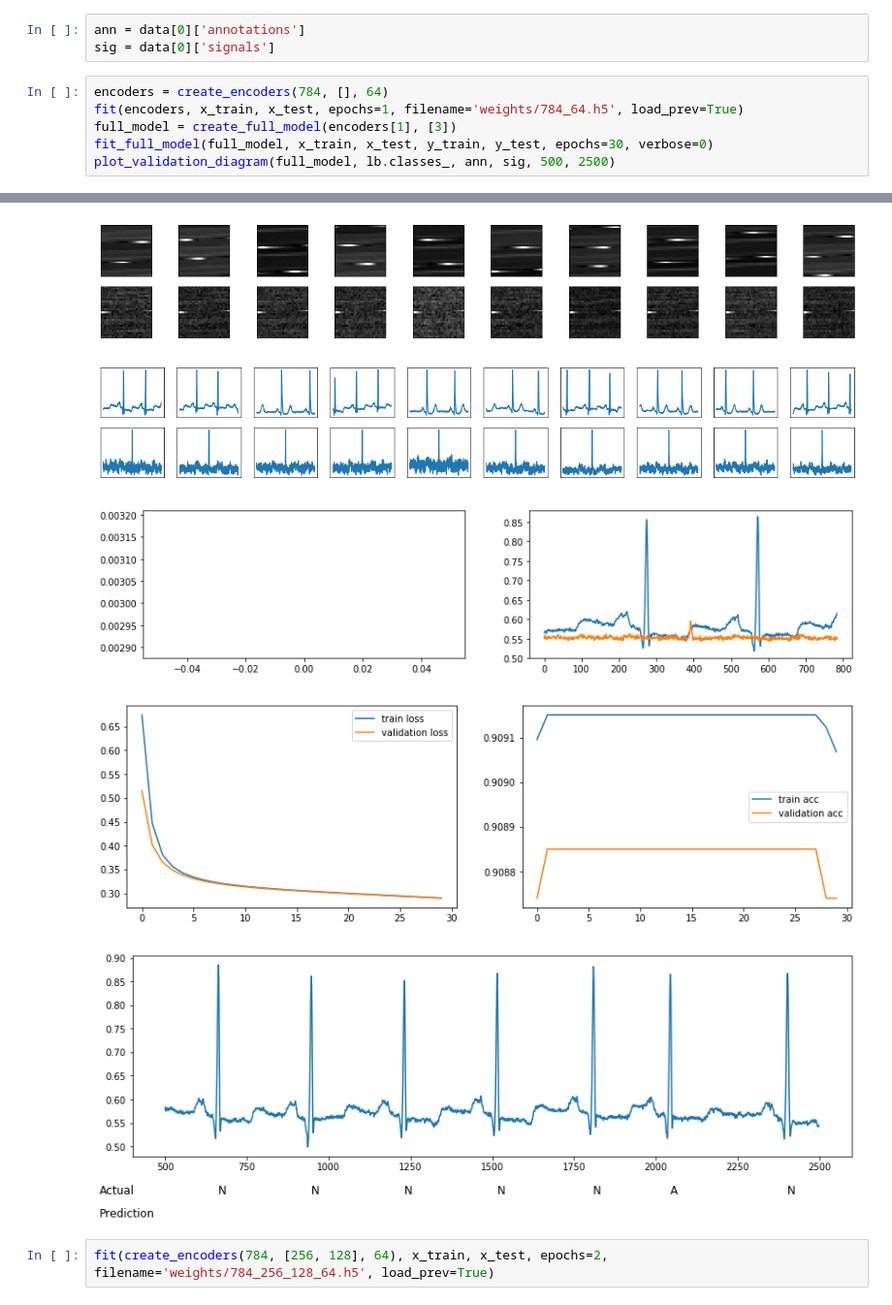
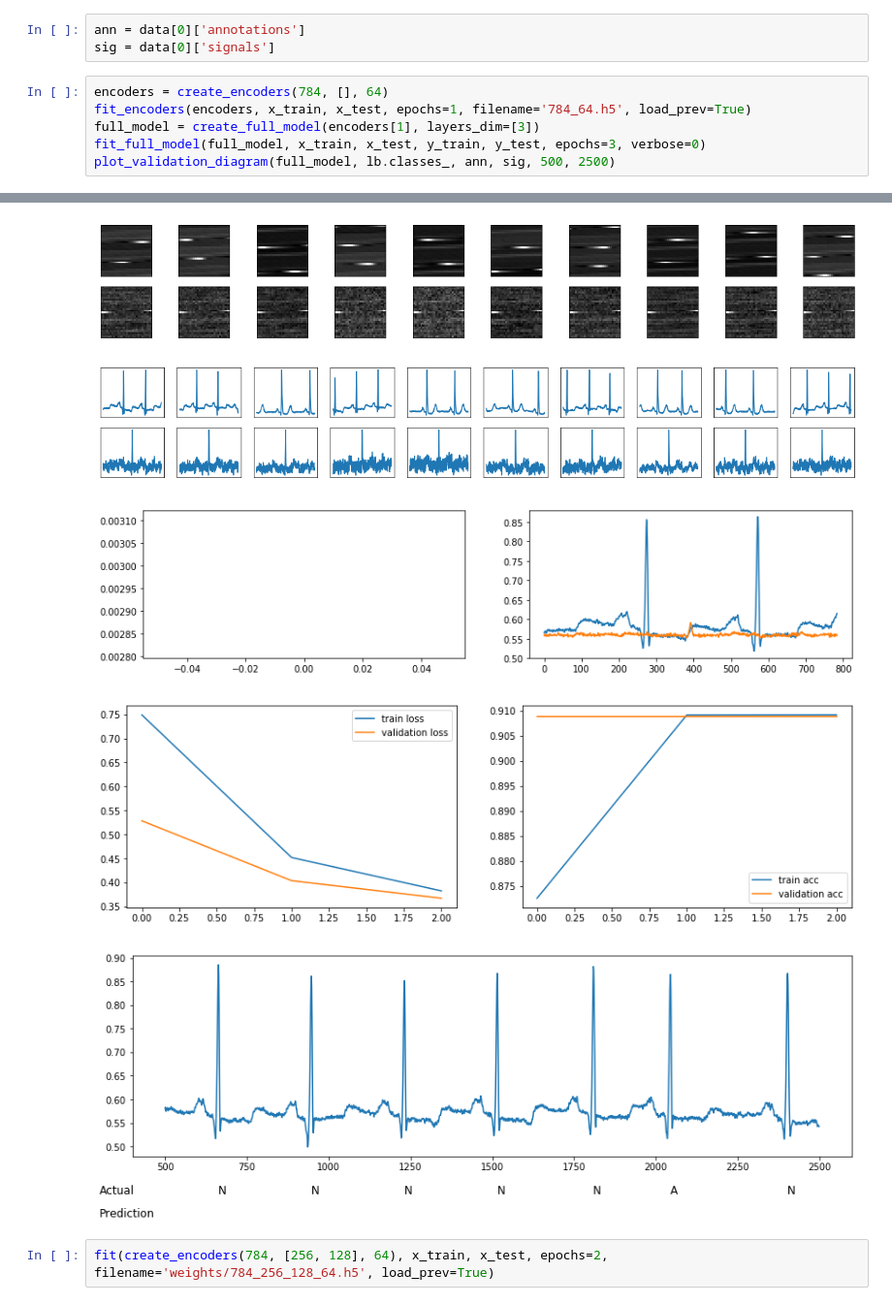
Before and after one commit to piotrbazan/machine-learning, a Jupyter notebook: projects/ecg/ecg.ipynb, the cells around one changed output, grey strips where cells are left out. Shown: that part at 97% size. Saved outputs shown, nothing was run; the diff lists cells and outputs as text.

Commit message:
Refactoring, adding path for weights, adding verbose flag

```diff
--- a/projects/ecg/ecg.ipynb
+++ b/projects/ecg/ecg.ipynb
@@ -41,9 +41,9 @@ ann = data[0]['annotations']
 sig = data[0]['signals']
 # %%
 encoders = create_encoders(784, [], 64)
-fit(encoders, x_train, x_test, epochs=1, filename='weights/784_64.h5', load_prev=True)
-full_model = create_full_model(encoders[1], [3])
-fit_full_model(full_model, x_train, x_test, y_train, y_test, epochs=30, verbose=0)
+fit_encoders(encoders, x_train, x_test, epochs=1, filename='784_64.h5', load_prev=True)
+full_model = create_full_model(encoders[1], layers_dim=[3])
+fit_full_model(full_model, x_train, x_test, y_train, y_test, epochs=3, verbose=0)
 plot_validation_diagram(full_model, lb.classes_, ann, sig, 500, 2500)
 # %% [output]
 Successfully loaded weights
@@ -53,7 +50,7 @@ Epoch 1/1
 [figure]
-[figure, old version]
+[figure, new version]
-[figure, old version]
+[figure, new version]
-[figure, old version]
+[figure, new version]
 [figure]
 # %%
 fit(create_encoders(784, [256, 128], 64), x_train, x_test, epochs=2, filename='weights/784_256_128_64.h5', load_prev=True)
```
Also changed, not shown: parts of 2 cells of this notebook, 1 other file.
